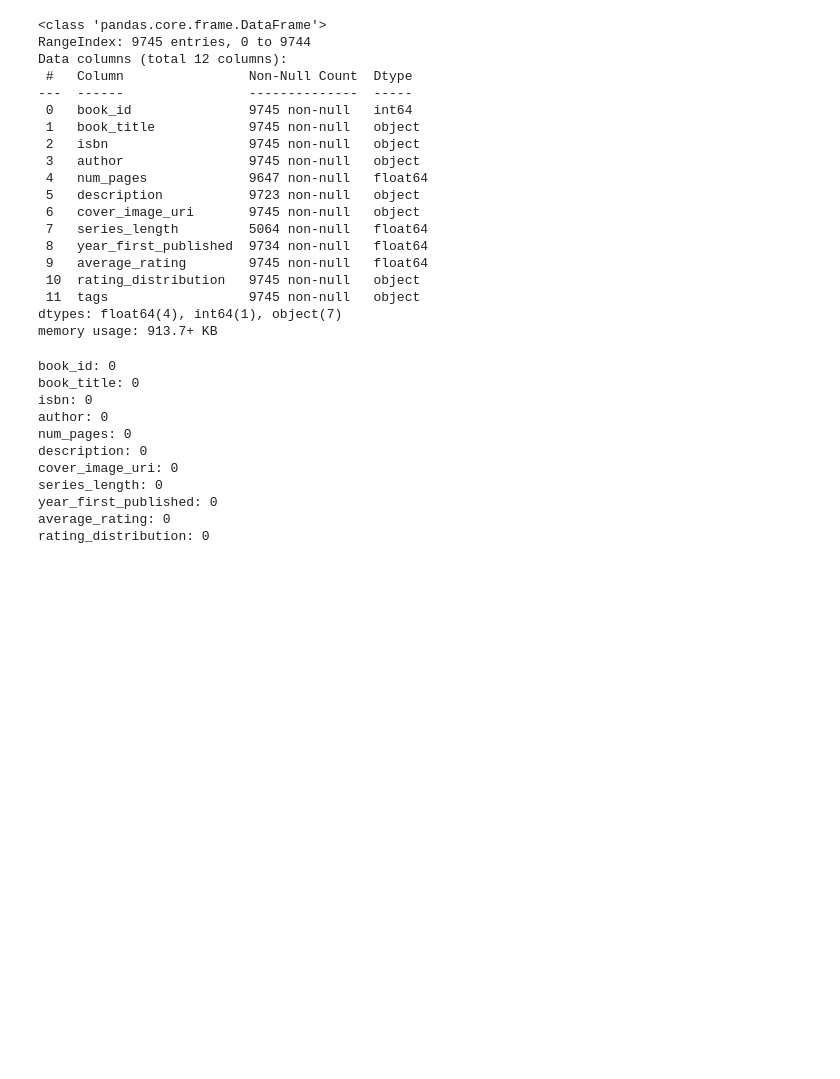
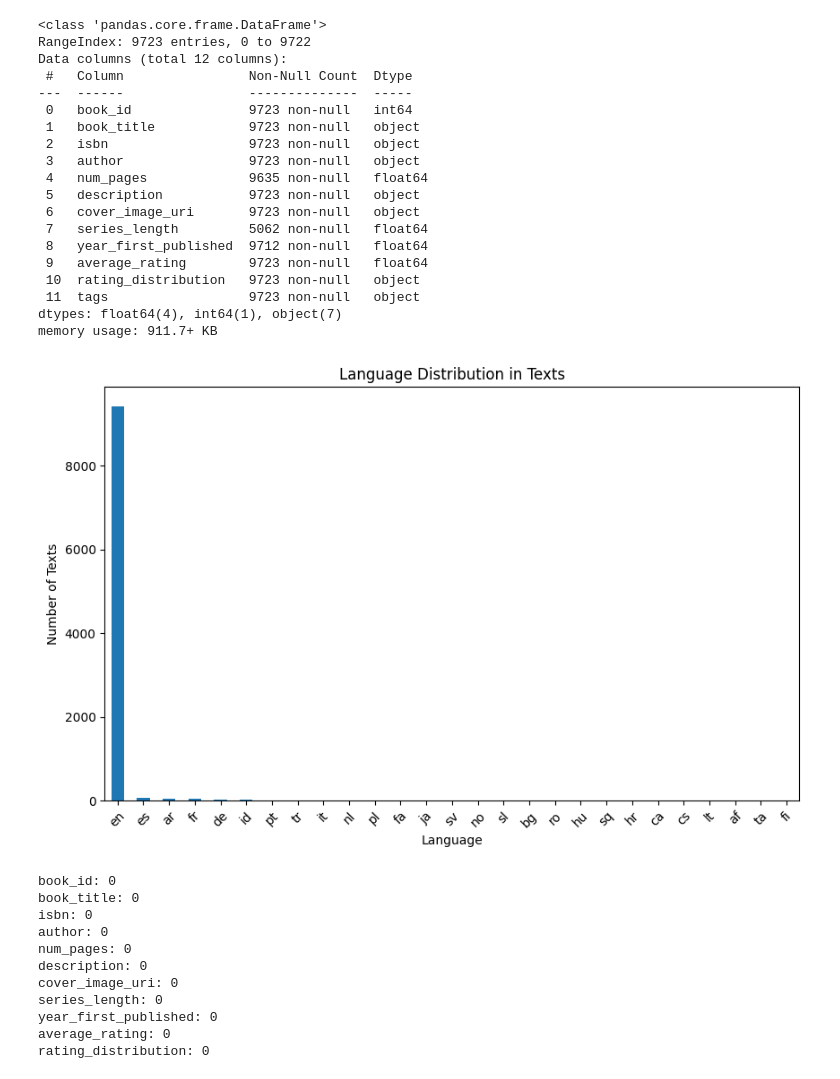
Before and after one commit to kotik508/book_recommender, a Jupyter notebook: datap_prep.ipynb, the cells around one changed output. Drawn from its saved outputs; the diff is of its cells as text; code cells hidden in the pictures; blank space fills up the shorter version.

```diff
--- a/datap_prep.ipynb
+++ b/datap_prep.ipynb
@@ -6,27 +7,40 @@ from tqdm import tqdm
 # %%
-data = pd.read_csv('goodreads_scraper/books.csv')
+data = pd.read_csv('goodreads_scraper/books_desc.csv')
 # %%
 data.info()
 # %% [output]
 <class 'pandas.core.frame.DataFrame'>
-RangeIndex: 9745 entries, 0 to 9744
+RangeIndex: 9723 entries, 0 to 9722
 Data columns (total 12 columns):
  #   Column                Non-Null Count  Dtype
 ---  ------                --------------  -----
- 0   book_id               9745 non-null   int64
- 1   book_title            9745 non-null   object
- 2   isbn                  9745 non-null   object
- 3   author                9745 non-null   object
- 4   num_pages             9647 non-null   float64
+ 0   book_id               9723 non-null   int64
+ 1   book_title            9723 non-null   object
+ 2   isbn                  9723 non-null   object
+ 3   author                9723 non-null   object
+ 4   num_pages             9635 non-null   float64
  5   description           9723 non-null   object
- 6   cover_image_uri       9745 non-null   object
- 7   series_length         5064 non-null   float64
- 8   year_first_published  9734 non-null   float64
- 9   average_rating        9745 non-null   float64
- 10  rating_distribution   9745 non-null   object
- 11  tags                  9745 non-null   object
+ 6   cover_image_uri       9723 non-null   object
+ 7   series_length         5062 non-null   float64
+ 8   year_first_published  9712 non-null   float64
+ 9   average_rating        9723 non-null   float64
+ 10  rating_distribution   9723 non-null   object
+ 11  tags                  9723 non-null   object
 dtypes: float64(4), int64(1), object(7)
-memory usage: 913.7+ KB
+memory usage: 911.7+ KB
+# %%
+data['language'] = data['description'].apply(lambda x: detect(x) if isinstance(x, str) else 'unknown')
+language_counts = data['language'].value_counts()
+# %%
+plt.figure(figsize=(10, 6))
+language_counts.plot(kind='bar')
+plt.title('Language Distribution in Texts')
+plt.xlabel('Language')
+plt.ylabel('Number of Texts')
+plt.xticks(rotation=45)
+plt.show()
+# %% [output]
+[figure, added]
 # %%
 for column in data.columns:
     print(column + ': ' + str(len(data[data[column] == ''])))
```
Also changed, not shown: parts of 2 cells of this notebook, 2 other files.
